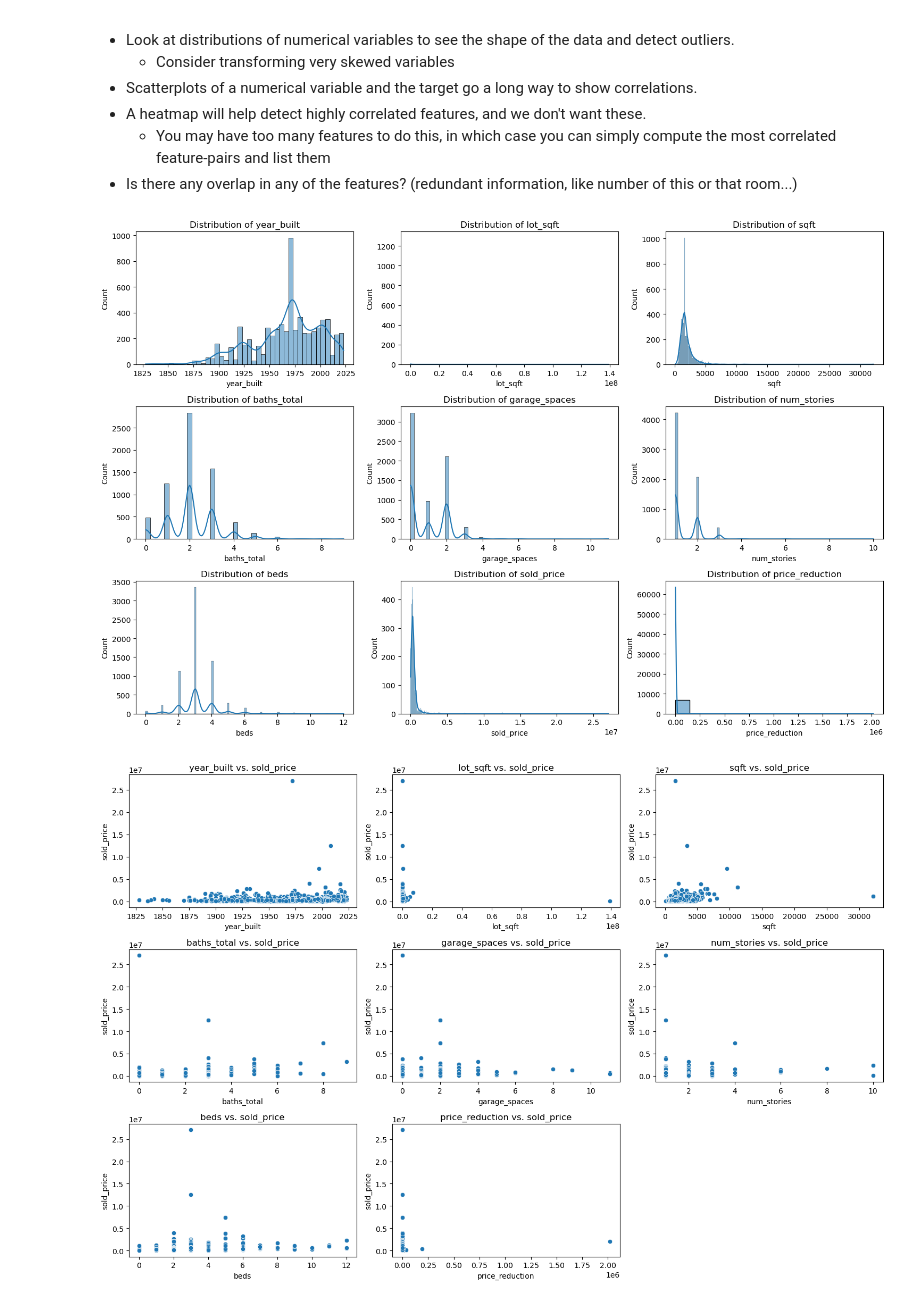
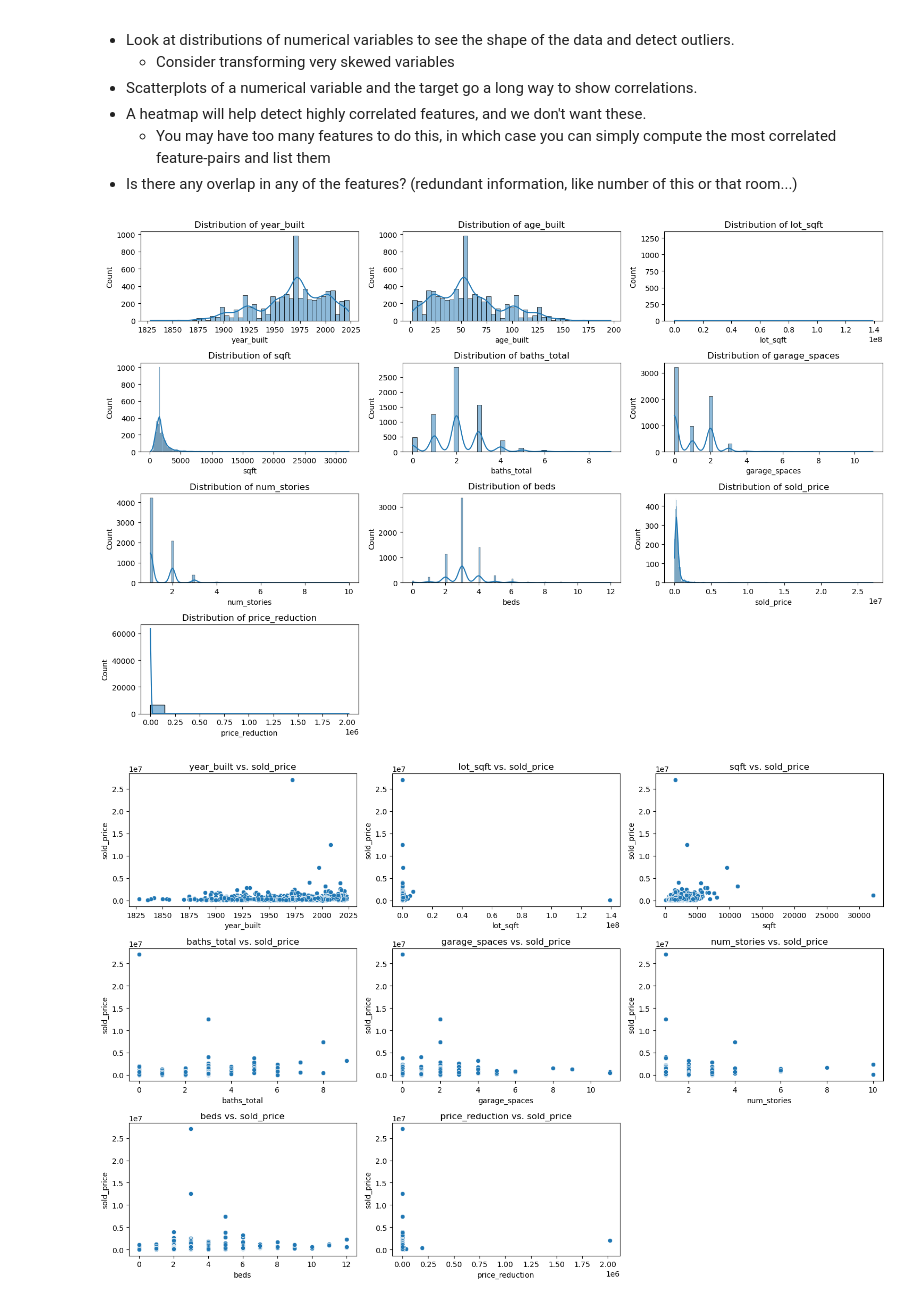
Before and after one commit to nn4ncyy/LHL-supervised-learning-midterm, a Jupyter notebook: notebooks/1 - EDA.ipynb, the cells around one changed output. Drawn from its saved outputs; the diff is of its cells as text; code cells hidden in the pictures.

```diff
--- a/notebooks/1 - EDA.ipynb
+++ b/notebooks/1 - EDA.ipynb
@@ -408,13 +402,13 @@ Index(['listing_source', 'property_tags', 'full_address', 'listing_status',
 # %%
 from pandas import Int64Dtype
 
-# Assuming your DataFrame is named 'combined_df_renamed'
+# Convert to boolean
 def booleanConverter(column):
     combined_df_renamed[column] = combined_df_renamed[column].map({'True':True, 'False':False})
     return column
 # Convert to datetime
-combined_df_renamed['list_date'] = pd.to_datetime(combined_df_renamed['list_date'], errors='coerce')  # 'coerce' will turn invalid dates into NaT
-combined_df_renamed['sold_date'] = pd.to_datetime(combined_df_renamed['sold_date'], errors='coerce')
+combined_df_renamed['list_date'] = pd.to_datetime(combined_df_renamed['list_date'], errors='coerce', utc = True)  # 'coerce' will turn invalid dates into NaT
+combined_df_renamed['sold_date'] = pd.to_datetime(combined_df_renamed['sold_date'], errors='coerce', utc = True)
 
 # Integer columns (using Int64 to handle missing values)
 numerical_features = ['year_built', 'baths_3qtr', 'baths_full', 'baths_half','baths_total' , 'sold_price', 'price_reduction','garage_spaces', 'num_stories', 'beds']
@@ -425,10 +419,9 @@ for col in numerical_features:
 bool_like = ['is_price_reduced', 'is_new_listing', 'has_matterport']
 for column in bool_like:
     combined_df_renamed[column] = np.where(combined_df_renamed[column].isin(['True', 'False']), combined_df_renamed[column].map({'True': True, 'False': False}), combined_df_renamed[column])
-    combined_df_renamed[column] = combined_df_renamed[column].fillna(False)
-
+    combined_df_renamed[column] = combined_df_renamed[column].fillna(False).astype(int) # Convert to 0 and 1
 # Convert to category
-category_cols = ['listing_source', 'property_subtype', 'property_type', 'city', 'state', 'state_code', 'county', 'listing_status']
+category_cols = ['property_subtype', 'property_type', 'city', 'state', 'state_code', 'county']
 for col in category_cols:
     combined_df_renamed[col] = combined_df_renamed[col].astype('category')
 # Print dtypes to verify
@@ -515,5 +488,17 @@ These steps aim to minimize the impact of missing values on the final model's ac
 # %%
+# Correct the typo
+combined_df_renamed['property_type'] = combined_df_renamed['property_type'].replace('condos', 'condo')
 
+# Ensure categories are identical before filling NaNs
+# Convert to string before filling NaNs
+if 'property_subtype' in combined_df_renamed.columns:
+    combined_df_renamed['property_subtype'] = combined_df_renamed['property_subtype'].astype(str)
+    new_categories = combined_df_renamed['property_subtype'].unique()
+    existing_categories = combined_df_renamed['property_type'].cat.categories
+    categories_to_add = [cat for cat in new_categories if cat not in existing_categories]
+    combined_df_renamed['property_type'] = combined_df_renamed['property_type'].cat.add_categories(categories_to_add)
+    combined_df_renamed['property_type'].fillna(combined_df_renamed['property_subtype'], inplace=True)
+    combined_df_renamed.drop(columns=['property_subtype'], inplace=True)
 
 # Drop 'list_price' inorder to predict the price of houses not yet listed, too close to the sale price
 combined_df_renamed = combined_df_renamed.drop(columns=['list_price'], errors='ignore')
@@ -524,8 +509,6 @@ combined_df_renamed['sold_date'] = pd.to_datetime(combined_df_renamed['sold_date
 
 # Drop rows with missing 'sold_price' values
 combined_df_renamed = combined_df_renamed.dropna(subset=['sold_price'])
-# Impute listing_source with mode
-combined_df_renamed['listing_source'].fillna(combined_df_renamed['listing_source'].mode()[0], inplace=True)
 
 #Impute longitude and lattitude
 combined_df_renamed['latitude'] = combined_df_renamed['latitude'].fillna(combined_df_renamed.groupby('postal_code')['latitude'].transform('median'))
@@ -549,9 +532,6 @@ combined_df_renamed['baths_total'].fillna(combined_df_renamed['baths_total'].med
 # Impute lot_sqft and sqft with median
 combined_df_renamed['lot_sqft'].fillna(combined_df_renamed['lot_sqft'].median(), inplace=True)
 combined_df_renamed['sqft'].fillna(combined_df_renamed['sqft'].median(), inplace=True)
-
-# Impute property_subtype with mode
-combined_df_renamed['property_subtype'].fillna(combined_df_renamed['property_subtype'].mode()[0], inplace=True)
 
 # Impute garage_spaces with 0
 combined_df_renamed['garage_spaces'].fillna(0, inplace=True)
@@ -624 +604,5 @@ has_matterport        0
 dtype: int64
+# %%
+# Create a new column 'age_built' by subtracting 'year_built' from the current year
+now = pd.to_datetime('now')  # get current datetime
+combined_df_renamed['age_built'] = (now.year - combined_df_renamed['year_built']).astype('float64')
@@ -841,7 +880,7 @@ import numpy as np
 
 
 
-numerical_features = ['year_built', 'lot_sqft', 'sqft', 'baths_total', 'garage_spaces', 'num_stories', 'beds', 'sold_price', 'price_reduction']
+numerical_features = ['year_built', 'age_built', 'lot_sqft', 'sqft', 'baths_total', 'garage_spaces', 'num_stories', 'beds', 'sold_price', 'price_reduction']
 
 # Convert numerical features to float64
 for col in numerical_features:
@@ -849,14 +888,14 @@ for col in numerical_features:
 # %%
 # 1. Distribution of Numerical Variables
 plt.figure(figsize=(15, 10))
 for i, feature in enumerate(numerical_features):
-    plt.subplot(3, 3, i + 1)
+    plt.subplot(4, 3, i + 1)  # Adjusted to 4x3 grid
     sns.histplot(combined_df_renamed[feature].dropna(), kde=True)
     plt.title(f'Distribution of {feature}')
 plt.tight_layout()
 plt.show()
 # %% [output]
-[figure, old version]
+[figure, new version]
 # %%
 # 2. Scatter Plots (Numerical vs. Target)
 numerical_features_for_scatter = ['year_built', 'lot_sqft', 'sqft', 'baths_total', 'garage_spaces', 'num_stories', 'beds', 'price_reduction']
```
Also changed, not shown: parts of 28 cells of this notebook, 2 other files.
